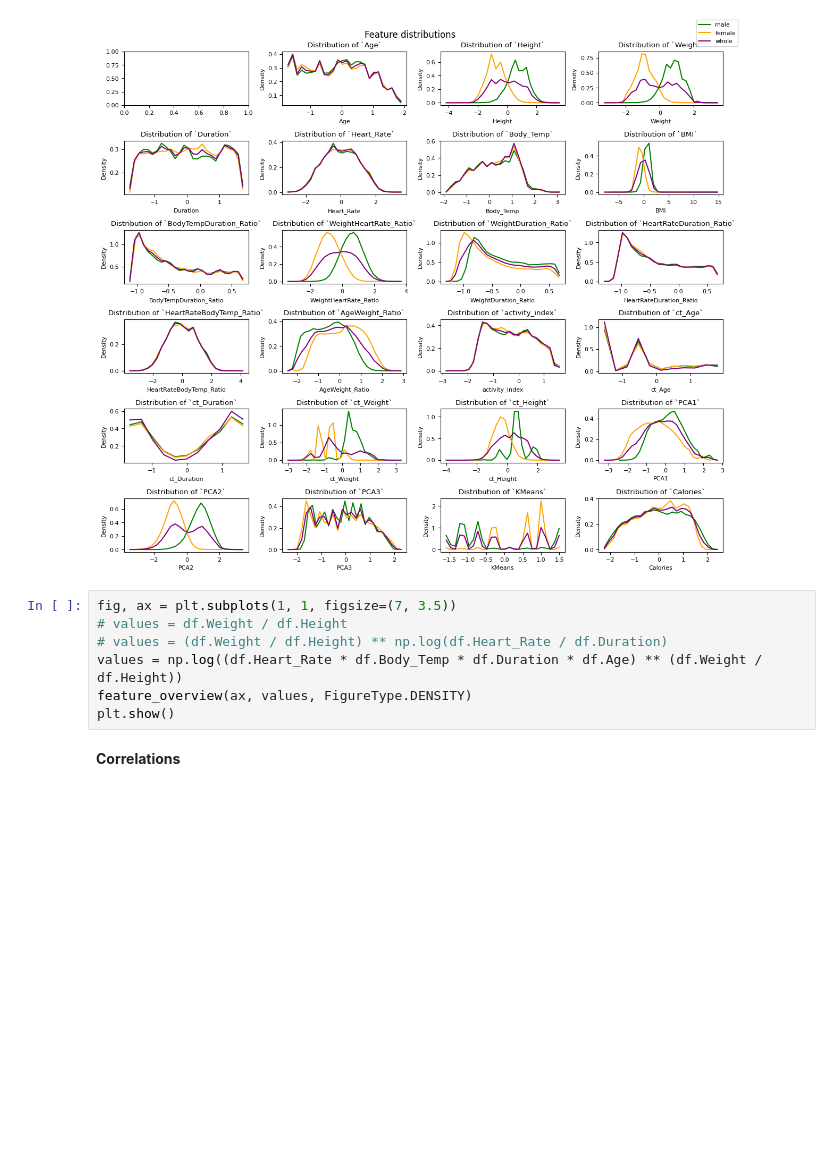
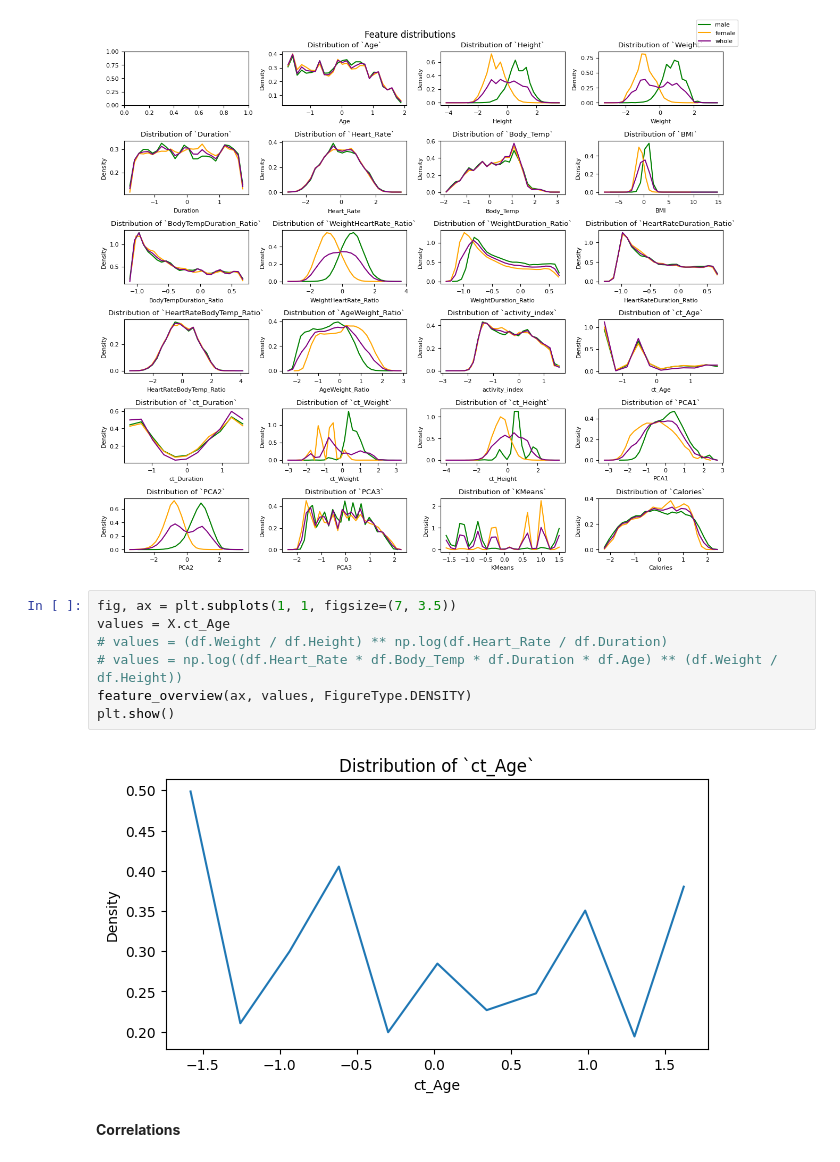
Before and after one commit to j2cry/playground, a Jupyter notebook: S5E5/research.ipynb, the cells around one changed output. Cells and saved outputs as stored; diff of their text form; blank space fills up the shorter version.

```diff
--- a/S5E5/research.ipynb
+++ b/S5E5/research.ipynb
@@ -346,11 +428,13 @@ plt.show()
 [figure]
 # %%
 fig, ax = plt.subplots(1, 1, figsize=(7, 3.5))
-# values = df.Weight / df.Height
+values = X.ct_Age
 # values = (df.Weight / df.Height) ** np.log(df.Heart_Rate / df.Duration)
-values = np.log((df.Heart_Rate * df.Body_Temp * df.Duration * df.Age) ** (df.Weight / df.Height))
+# values = np.log((df.Heart_Rate * df.Body_Temp * df.Duration * df.Age) ** (df.Weight / df.Height))
 feature_overview(ax, values, FigureType.DENSITY)
 plt.show()
+# %% [output]
+[figure, added]
 # %% [markdown]
 __Correlations__
 # %%
```
Also changed, not shown: parts of 15 cells of this notebook.
